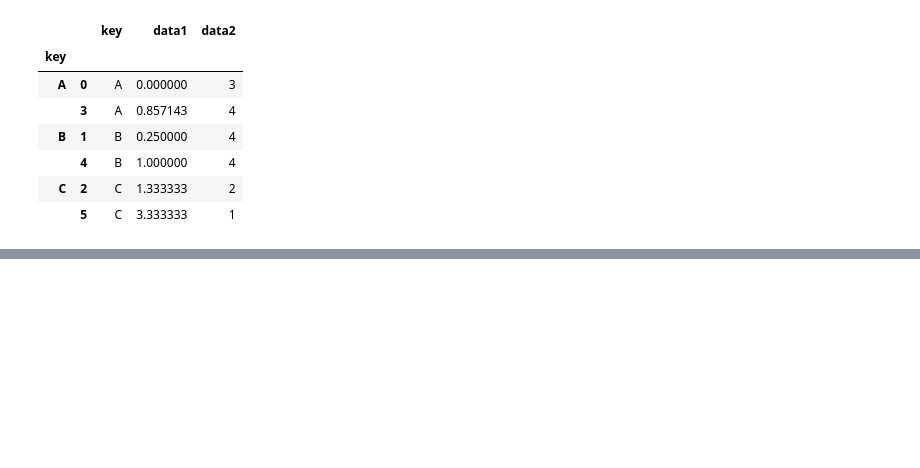
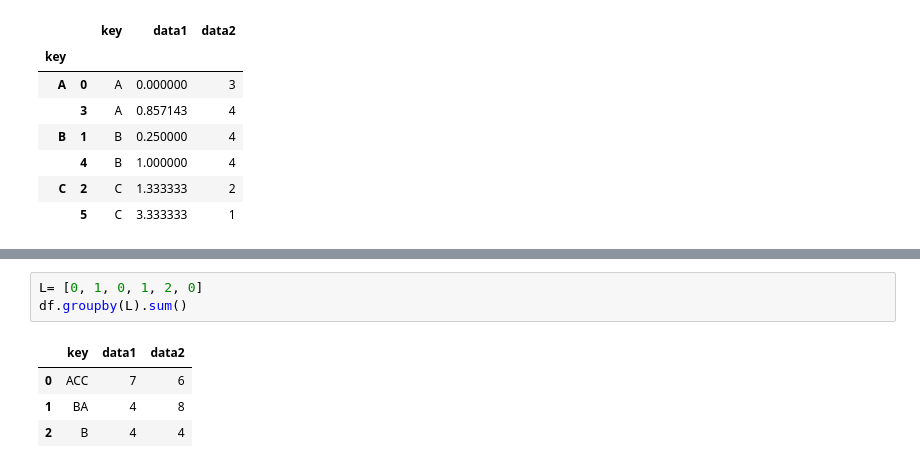
Before and after one commit to Venux09/Data_science_handbook_study, a Jupyter notebook: pandas-data_science_handbook/pandas_10.ipynb, the cells around one changed output, grey strips where cells are left out. Cells and saved outputs as stored; diff of their text form; blank space fills up the shorter version.

```diff
--- a/pandas-data_science_handbook/pandas_10.ipynb
+++ b/pandas-data_science_handbook/pandas_10.ipynb
@@ -350,0 +381,8 @@ df.groupby('key').apply(norm_by_data2)
+# %%
+L= [0, 1, 0, 1, 2, 0]
+df.groupby(L).sum()
+# %% [output]
+|  | key | data1 | data2 |
+| 0 | ACC | 7 | 6 |
+| 1 | BA | 4 | 8 |
+| 2 | B | 4 | 4 |
```
Also changed, not shown: parts of 3 cells of this notebook.
